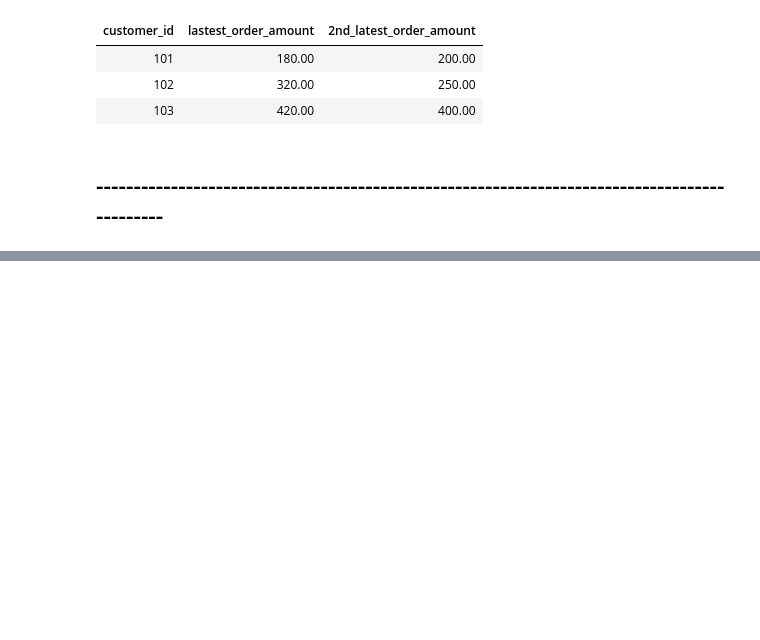
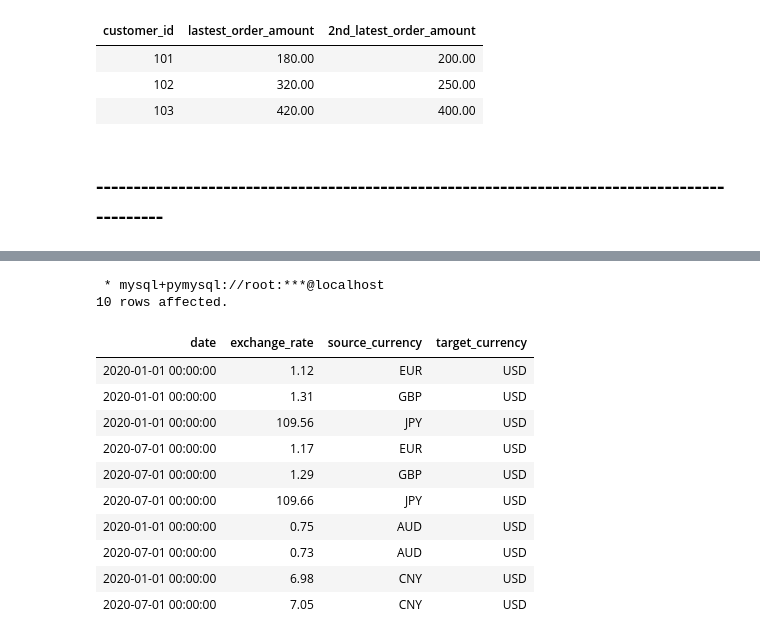
Before and after one commit to sanjaybaskaran1/jupyter-sql, a Jupyter notebook: CASE STATEMENT BASED INTERVIEW QUESTIONS.ipynb, the cells around one changed output, grey strips where cells are left out. Drawn from its saved outputs; the diff is of its cells as text; code cells hidden in the pictures; blank space fills up the shorter version.

```diff
--- a/CASE STATEMENT BASED INTERVIEW QUESTIONS.ipynb
+++ b/CASE STATEMENT BASED INTERVIEW QUESTIONS.ipynb
@@ -535,0 +538,17 @@ group by customer_id;
+# %%
+%%sql
+select * from sf_exchange_rates;
+# %% [output]
+ * mysql+pymysql://root:***@localhost
+10 rows affected.
+| date | exchange_rate | source_currency | target_currency |
+| 2020-01-01 00:00:00 | 1.12 | EUR | USD |
+| 2020-01-01 00:00:00 | 1.31 | GBP | USD |
+| 2020-01-01 00:00:00 | 109.56 | JPY | USD |
+| 2020-07-01 00:00:00 | 1.17 | EUR | USD |
+| 2020-07-01 00:00:00 | 1.29 | GBP | USD |
+| 2020-07-01 00:00:00 | 109.66 | JPY | USD |
+| 2020-01-01 00:00:00 | 0.75 | AUD | USD |
+| 2020-07-01 00:00:00 | 0.73 | AUD | USD |
+| 2020-01-01 00:00:00 | 6.98 | CNY | USD |
+| 2020-07-01 00:00:00 | 7.05 | CNY | USD |
```
Also changed, not shown: parts of 16 cells of this notebook.
